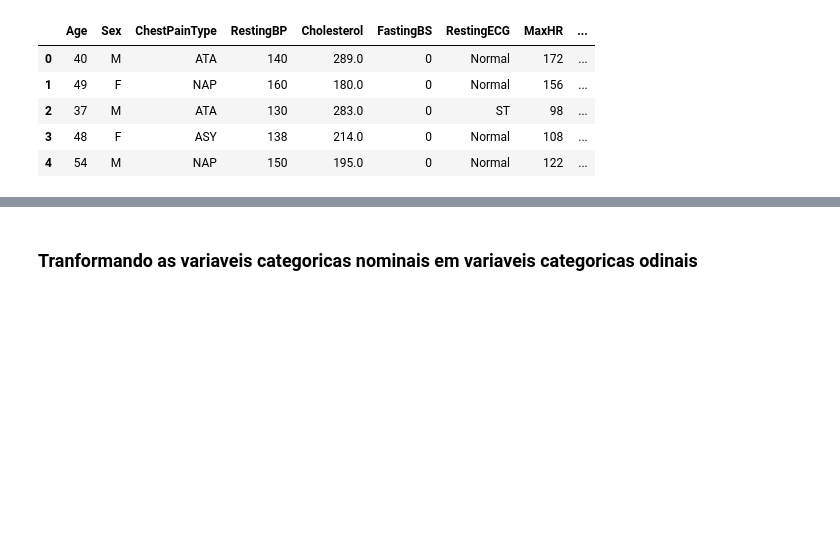
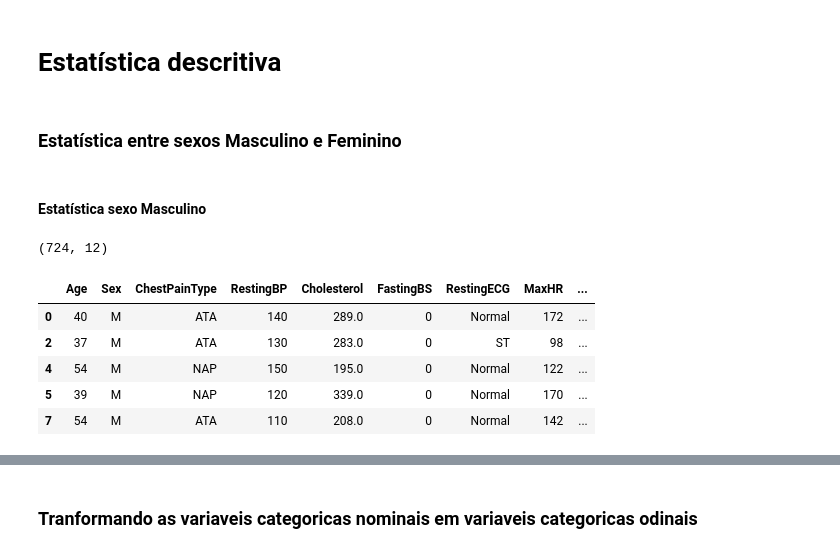
Before and after one commit to EduardodosSantosRocha2/Curso_Machine_Learning, a Jupyter notebook: IC_Pré_processamento_dos_dados_variáveis_categóricas.ipynb, the cells around one changed output, grey strips where cells are left out. Drawn from its saved outputs; the diff is of its cells as text; code cells hidden in the pictures; blank space fills up the shorter version.

```diff
--- a/IC_Pré_processamento_dos_dados_variáveis_categóricas.ipynb
+++ b/IC_Pré_processamento_dos_dados_variáveis_categóricas.ipynb
@@ -7,12 +5,39 @@ import numpy as np
 import pandas as pd
 # %%
 df = pd.read_csv('/content/drive/MyDrive/CursoMCL/heart_tratado.csv',sep = ';', encoding = 'utf-8')
+# %% [markdown]
+# **Estatística descritiva**
+# %%
+# @title Estatística descritiva bases de testes
+#Apenas Sexo
+sexo_masculino = df[(df['Sex'] == 'M')]
+sexo_feminino = df[(df['Sex'] == 'F')]
+
+#Apenas Idade
+idade_maior60 = df[df['Age'] > 60]
+idade_menor60 = df[df['Age'] <= 60]
+
+#Sexo e idade
+sexo_masculino_maior60 = df[(df['Age'] > 60) & (df['Sex'] == 'M')]
+sexo_masculino_menor60 = df[(df['Age'] <= 60) & (df['Sex'] == 'M')]
+
+sexo_feminino_maior60 = df[(df['Age'] > 60) & (df['Sex'] == 'F')]
+sexo_feminino_menor60 = df[(df['Age'] <= 60) & (df['Sex'] == 'F')]
+# %% [markdown]
+### **Estatística entre sexos Masculino e Feminino**
+# %% [markdown]
+
+#### **Estatística sexo Masculino**
+# %%
+sexo_masculino.shape
+# %% [output]
+(724, 12)
 # %%
-df.head()
+sexo_masculino.head()
 # %% [output]
 |  | Age | Sex | ChestPainType | RestingBP | Cholesterol | FastingBS | RestingECG | MaxHR | ... |
 | 0 | 40 | M | ATA | 140 | 289.0 | 0 | Normal | 172 | ... |
-| 1 | 49 | F | NAP | 160 | 180.0 | 0 | Normal | 156 | ... |
 | 2 | 37 | M | ATA | 130 | 283.0 | 0 | ST | 98 | ... |
-| 3 | 48 | F | ASY | 138 | 214.0 | 0 | Normal | 108 | ... |
 | 4 | 54 | M | NAP | 150 | 195.0 | 0 | Normal | 122 | ... |
+| 5 | 39 | M | NAP | 120 | 339.0 | 0 | Normal | 170 | ... |
+| 7 | 54 | M | ATA | 110 | 208.0 | 0 | Normal | 142 | ... |
```
Also changed, not shown: parts of 193 cells of this notebook.
